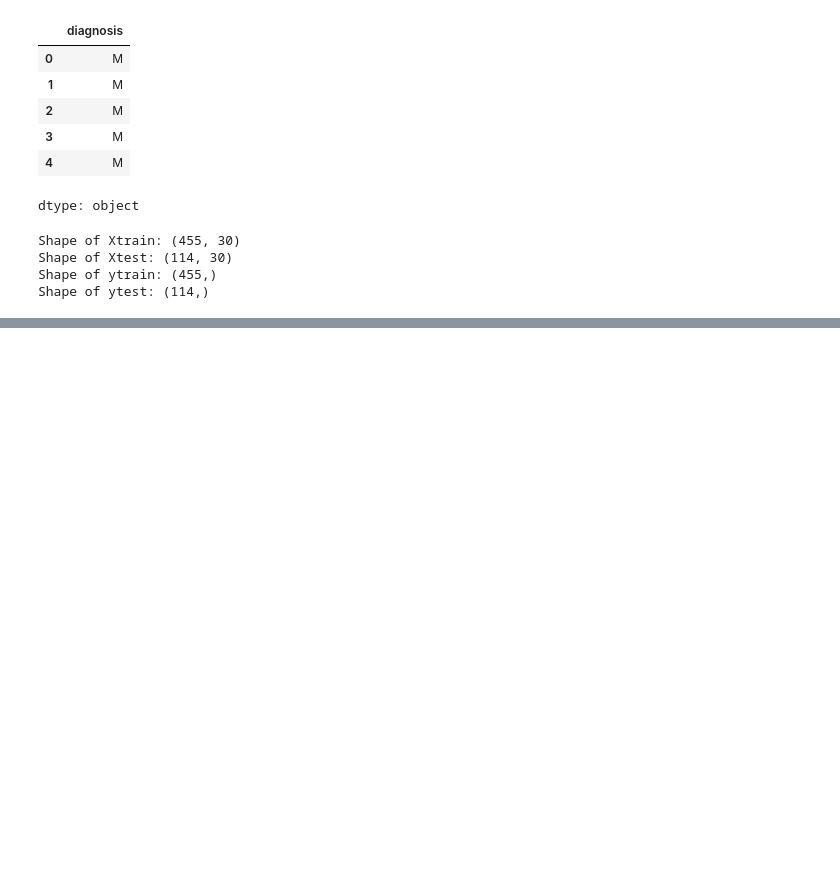
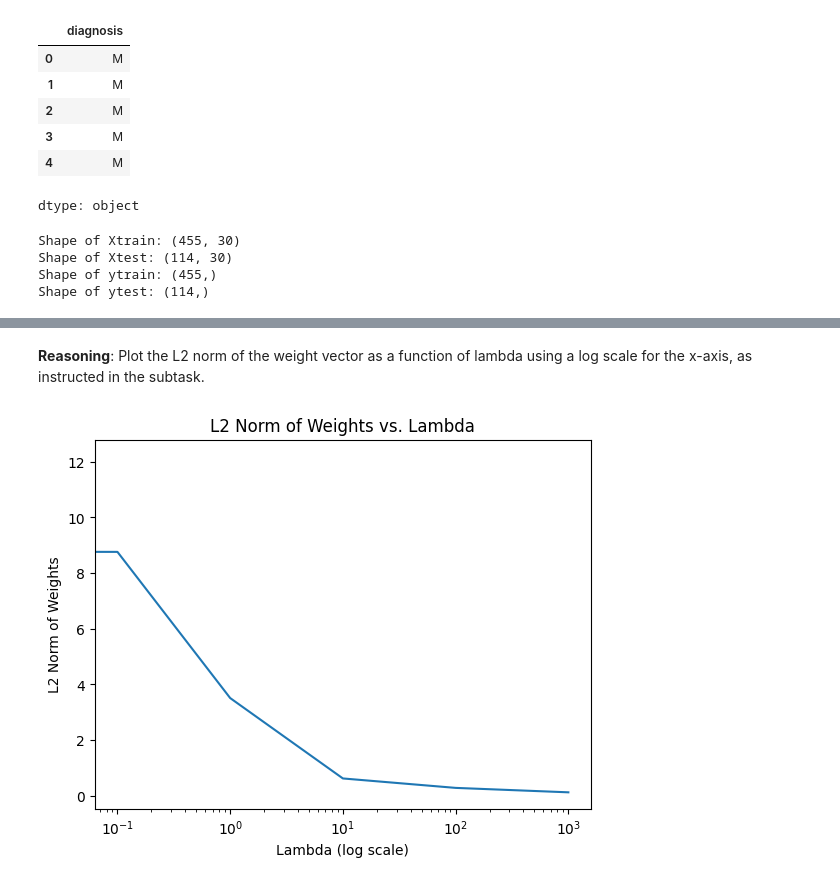
Before and after one commit to ramakrishnabhavana/Bhavana-sML, a Jupyter notebook: ML_assignment.ipynb, the cells around one changed output, grey strips where cells are left out. Saved outputs shown, nothing was run; the diff lists cells and outputs as text; code cells hidden in the pictures; blank space fills up the shorter version.

```diff
--- a/ML_assignment.ipynb
+++ b/ML_assignment.ipynb
@@ -52,0 +160,13 @@ Shape of ytest: (114,)
+# %% [markdown]
+**Reasoning**:
+Plot the L2 norm of the weight vector as a function of lambda using a log scale for the x-axis, as instructed in the subtask.
+# %%
+fig, ax = plt.subplots()
+ax.plot(lambda_values, l2_norms)
+ax.set_xscale('log')
+ax.set_title('L2 Norm of Weights vs. Lambda')
+ax.set_xlabel('Lambda (log scale)')
+ax.set_ylabel('L2 Norm of Weights')
+plt.show()
+# %% [output]
+[figure, added]
```
Also changed, not shown: parts of 78 cells of this notebook.
